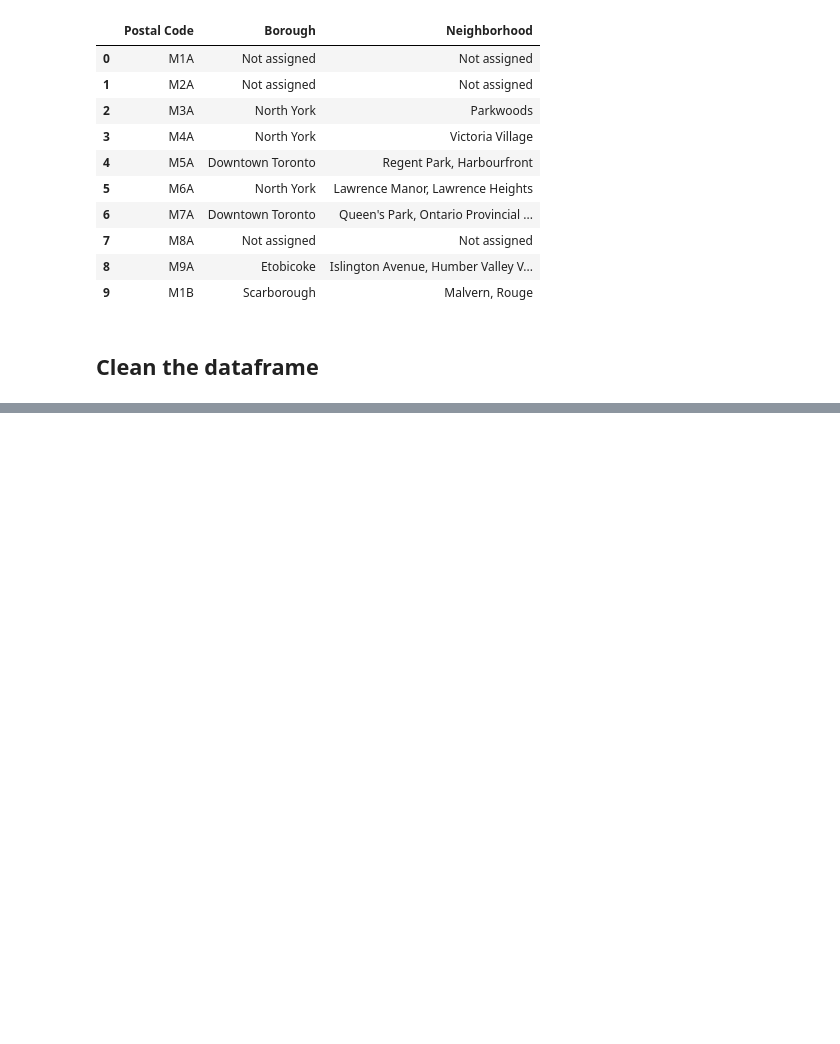
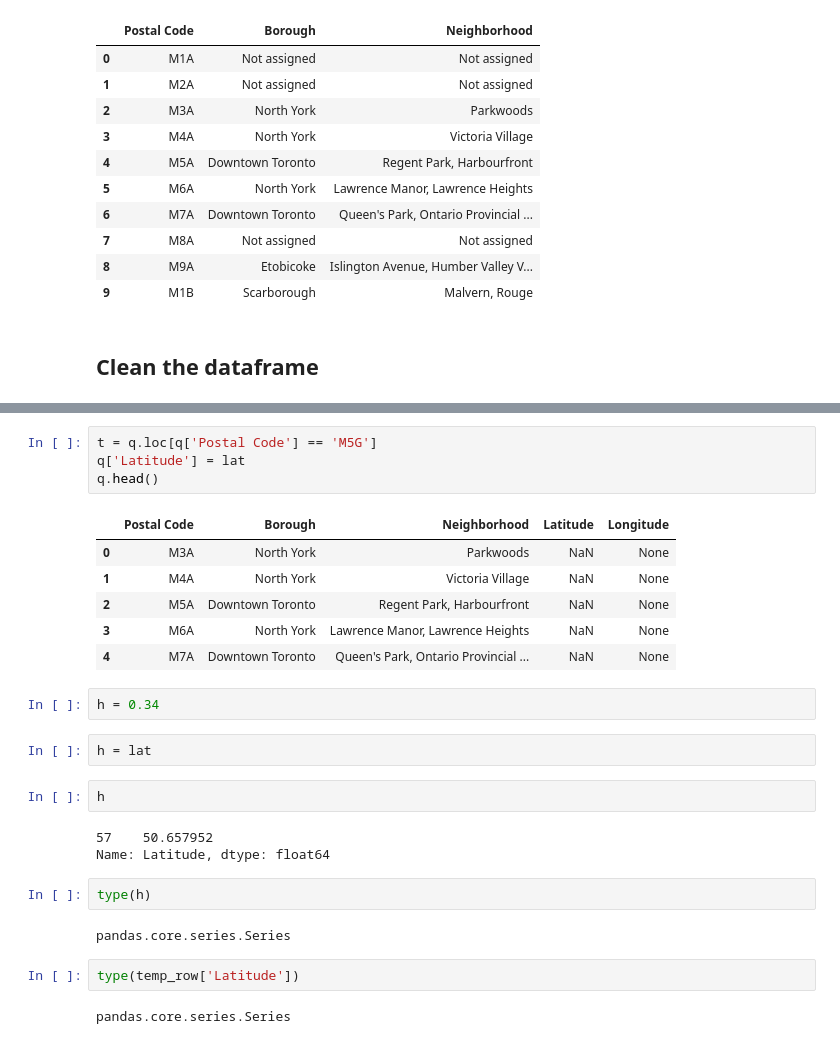
Before and after one commit to githmm/Coursera_Capstone, a Jupyter notebook: Week 3 Assignment - Toronto Neighborhoods Clustering.ipynb, the cells around one changed output, grey strips where cells are left out. Saved outputs shown, nothing was run; the diff lists cells and outputs as text; blank space fills up the shorter version.

```diff
--- a/Week 3 Assignment - Toronto Neighborhoods Clustering.ipynb
+++ b/Week 3 Assignment - Toronto Neighborhoods Clustering.ipynb
@@ -80,0 +178,28 @@ Clean data shape (103, 4)
+# %%
+t = q.loc[q['Postal Code'] == 'M5G']
+q['Latitude'] = lat
+q.head()
+# %% [output]
+|  | Postal Code | Borough | Neighborhood | Latitude | Longitude |
+| 0 | M3A | North York | Parkwoods | NaN | None |
+| 1 | M4A | North York | Victoria Village | NaN | None |
+| 2 | M5A | Downtown Toronto | Regent Park, Harbourfront | NaN | None |
+| 3 | M6A | North York | Lawrence Manor, Lawrence Heights | NaN | None |
+| 4 | M7A | Downtown Toronto | Queen's Park, Ontario Provincial ... | NaN | None |
+# %%
+h = 0.34
+# %%
+h = lat
+# %%
+h
+# %% [output]
+57    50.657952
+Name: Latitude, dtype: float64
+# %%
+type(h)
+# %% [output]
+pandas.core.series.Series
+# %%
+type(temp_row['Latitude'])
+# %% [output]
+pandas.core.series.Series
```
Also changed, not shown: parts of 20 cells of this notebook.
